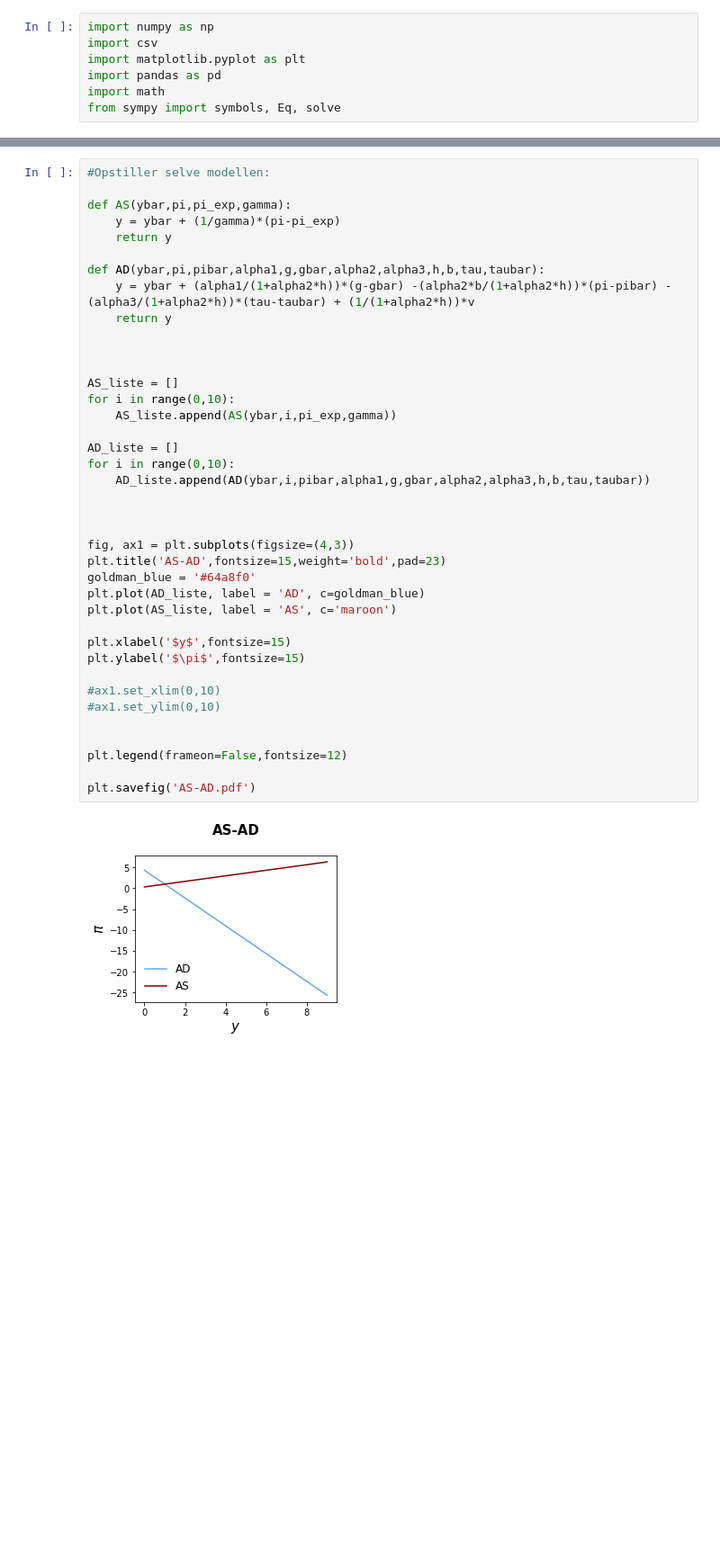
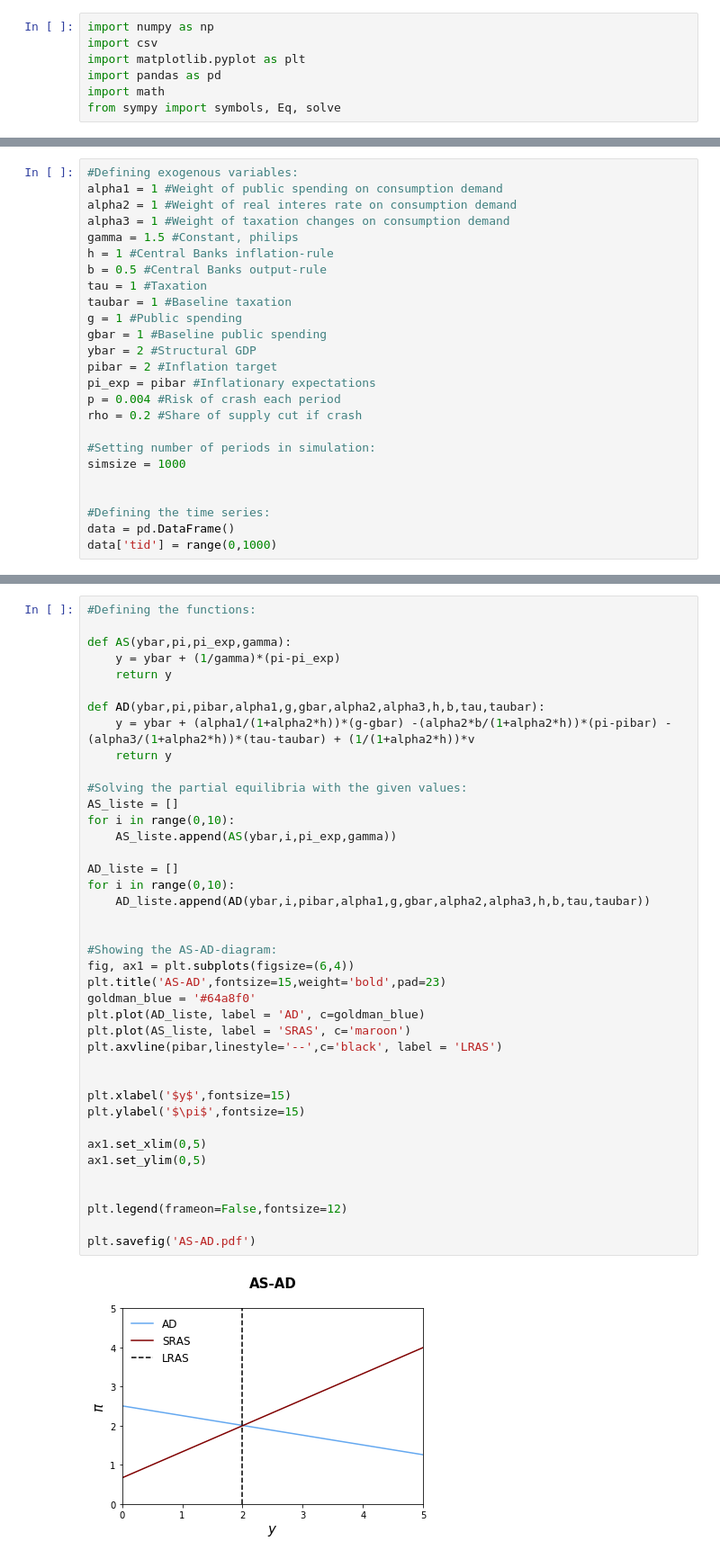
Before and after one commit to Holger-Harmsen/Harmsen_Repo, a Jupyter notebook: Model_Involvement/Dynamic Models.ipynb, the cells around one changed output, grey strips where cells are left out. Shown: that part at 90% size. Saved outputs shown, nothing was run; the diff lists cells and outputs as text; blank space fills up the shorter version.

```diff
--- a/Model_Involvement/Dynamic Models.ipynb
+++ b/Model_Involvement/Dynamic Models.ipynb
@@ -52,0 +54,25 @@ Modellen opstilles, og AS-AD-kurverne illustreres med ligevægt uden stød
+# %%
+#Defining exogenous variables:
+alpha1 = 1 #Weight of public spending on consumption demand
+alpha2 = 1 #Weight of real interes rate on consumption demand
+alpha3 = 1 #Weight of taxation changes on consumption demand
+gamma = 1.5 #Constant, philips
+h = 1 #Central Banks inflation-rule
+b = 0.5 #Central Banks output-rule
+tau = 1 #Taxation
+taubar = 1 #Baseline taxation
+g = 1 #Public spending
+gbar = 1 #Baseline public spending
+ybar = 2 #Structural GDP
+pibar = 2 #Inflation target
+pi_exp = pibar #Inflationary expectations
+p = 0.004 #Risk of crash each period
+rho = 0.2 #Share of supply cut if crash
+
+#Setting number of periods in simulation:
+simsize = 1000
+
+
+#Defining the time series:
+data = pd.DataFrame()
+data['tid'] = range(0,1000)
@@ -53,41 +82,42 @@ Modellen opstilles, og AS-AD-kurverne illustreres med ligevægt uden stød
 # %%
-#Opstiller selve modellen:
+#Defining the functions:
 
 def AS(ybar,pi,pi_exp,gamma):
     y = ybar + (1/gamma)*(pi-pi_exp)
     return y
 
 def AD(ybar,pi,pibar,alpha1,g,gbar,alpha2,alpha3,h,b,tau,taubar):
     y = ybar + (alpha1/(1+alpha2*h))*(g-gbar) -(alpha2*b/(1+alpha2*h))*(pi-pibar) -(alpha3/(1+alpha2*h))*(tau-taubar) + (1/(1+alpha2*h))*v
     return y
 
-
-
+#Solving the partial equilibria with the given values:
 AS_liste = []
 for i in range(0,10):
     AS_liste.append(AS(ybar,i,pi_exp,gamma))
 
 AD_liste = []
 for i in range(0,10):
     AD_liste.append(AD(ybar,i,pibar,alpha1,g,gbar,alpha2,alpha3,h,b,tau,taubar))
 
 
-
-fig, ax1 = plt.subplots(figsize=(4,3))
+#Showing the AS-AD-diagram:
+fig, ax1 = plt.subplots(figsize=(6,4))
 plt.title('AS-AD',fontsize=15,weight='bold',pad=23)
 goldman_blue = '#64a8f0'
 plt.plot(AD_liste, label = 'AD', c=goldman_blue)
-plt.plot(AS_liste, label = 'AS', c='maroon')
+plt.plot(AS_liste, label = 'SRAS', c='maroon')
+plt.axvline(pibar,linestyle='--',c='black', label = 'LRAS')
+
 
 plt.xlabel('$y$',fontsize=15)
 plt.ylabel('$\pi$',fontsize=15)
 
-#ax1.set_xlim(0,10)
-#ax1.set_ylim(0,10)
+ax1.set_xlim(0,5)
+ax1.set_ylim(0,5)
 
 
 plt.legend(frameon=False,fontsize=12)
 
 plt.savefig('AS-AD.pdf')
 # %% [output]
-[figure, old version]
+[figure, new version]
```
Also changed, not shown: parts of 17 cells of this notebook, 2 other files.
